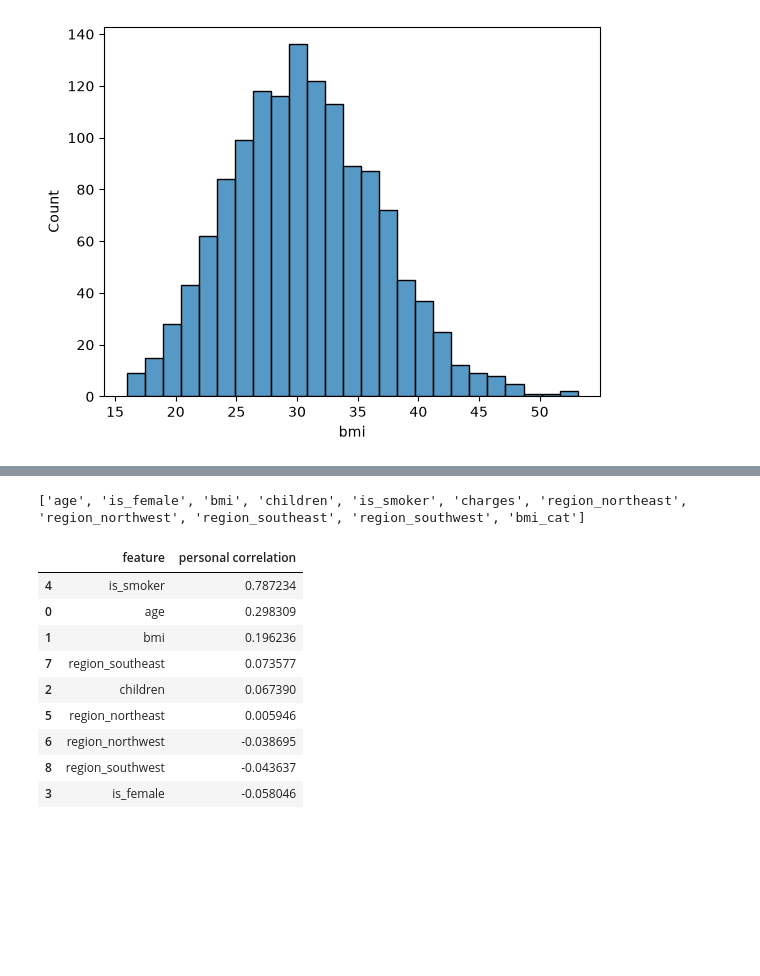
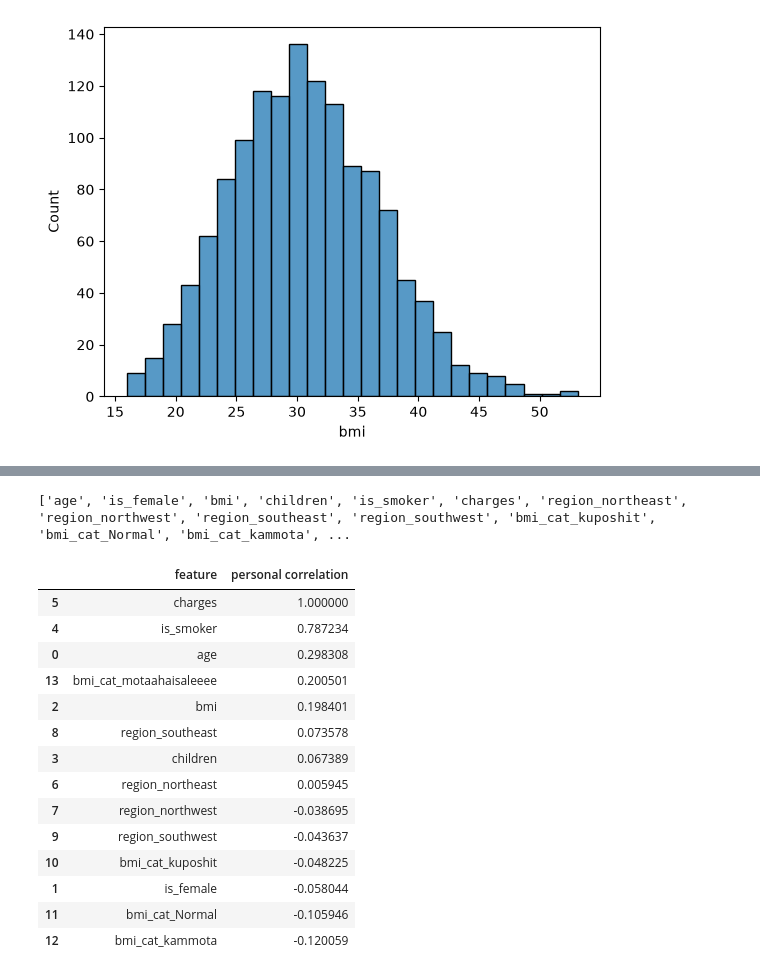
Before and after one commit to vaibhav1874/ml-basic-, a Jupyter notebook: dc1.ipynb, the cells around one changed output, grey strips where cells are left out. Cells and saved outputs as stored; diff of their text form; code cells hidden in the pictures; blank space fills up the shorter version.

```diff
--- a/dc1.ipynb
+++ b/dc1.ipynb
@@ -212,7 +198,7 @@ df1
 | 1337 | 61 | 1 | 29.070 | 0 | 1 | northwest | 29141.36030 |
 1337 rows × 7 columns
 # %%
-df1=pd.get_dummies(df1,columns = ['region'],drop_first=False )
+df1 = pd.get_dummies(df1, columns=['region'], drop_first=False, dtype=int)
 # %%
 df1.head()
 # %% [output]
@@ -225,2 +211,2 @@ df1.head()
 # %%
-df1=df1.astype(int)
+df1.head()
@@ -253,6 +246,7 @@ labels = ['kuposhit', 'Normal', 'kammota','motaahaisaleeee']
 
 )
 # %%
+df1 = pd.get_dummies(df1, columns=['bmi_cat'], drop_first=False, dtype=int)
 df1
 # %% [output]
 |  | age | is_female | bmi | children | is_smoker | charges | region_northeast | region_northwest | ... |
@@ -293,41 +296,36 @@ df1
 # %%
 print(df1.columns.tolist())
 # %% [output]
-['age', 'is_female', 'bmi', 'children', 'is_smoker', 'charges', 'region_northeast', 'region_northwest', 'region_southeast', 'region_southwest', 'bmi_cat']
+['age', 'is_female', 'bmi', 'children', 'is_smoker', 'charges', 'region_northeast', 'region_northwest', 'region_southeast', 'region_southwest', 'bmi_cat_kuposhit', 'bmi_cat_Normal', 'bmi_cat_kammota', ...
 # %%
 from scipy.stats import pearsonr
 
 # Features to check against charges
 selected_features = [
-    'age',
-    'bmi',
-    'children',
-    'is_female',
-    'is_smoker',
-    'region_northeast',
-    'region_northwest',
-    'region_southeast',
-    'region_southwest'
+   'age', 'is_female', 'bmi', 'children', 'is_smoker', 'charges', 'region_northeast', 'region_northwest', 'region_southeast', 'region_southwest', 'bmi_cat_kuposhit', 'bmi_cat_Normal', 'bmi_cat_kammota', 'bmi_cat_motaahaisaleeee'
 ]
 
 correlation={
-
    feature:pearsonr(df1[feature],df1['charges'])[0]
-   for feature  in selected_features
-
+   for feature in selected_features
 }
 
 corr_df=pd.DataFrame(list(correlation.items()), columns=['feature','personal correlation'])
 corr_df.sort_values(by='personal correlation',ascending=False)
 # %% [output]
 |  | feature | personal correlation |
+| 5 | charges | 1.000000 |
 | 4 | is_smoker | 0.787234 |
-| 0 | age | 0.298309 |
-| 1 | bmi | 0.196236 |
-| 7 | region_southeast | 0.073577 |
-| 2 | children | 0.067390 |
-| 5 | region_northeast | 0.005946 |
-| 6 | region_northwest | -0.038695 |
-| 8 | region_southwest | -0.043637 |
-| 3 | is_female | -0.058046 |
+| 0 | age | 0.298308 |
+| 13 | bmi_cat_motaahaisaleeee | 0.200501 |
+| 2 | bmi | 0.198401 |
+| 8 | region_southeast | 0.073578 |
+| 3 | children | 0.067389 |
+| 6 | region_northeast | 0.005945 |
+| 7 | region_northwest | -0.038695 |
+| 9 | region_southwest | -0.043637 |
+| 10 | bmi_cat_kuposhit | -0.048225 |
+| 1 | is_female | -0.058044 |
+| 11 | bmi_cat_Normal | -0.105946 |
+| 12 | bmi_cat_kammota | -0.120059 |
 # %%
```
Also changed, not shown: parts of 23 cells of this notebook, 2 other files.
